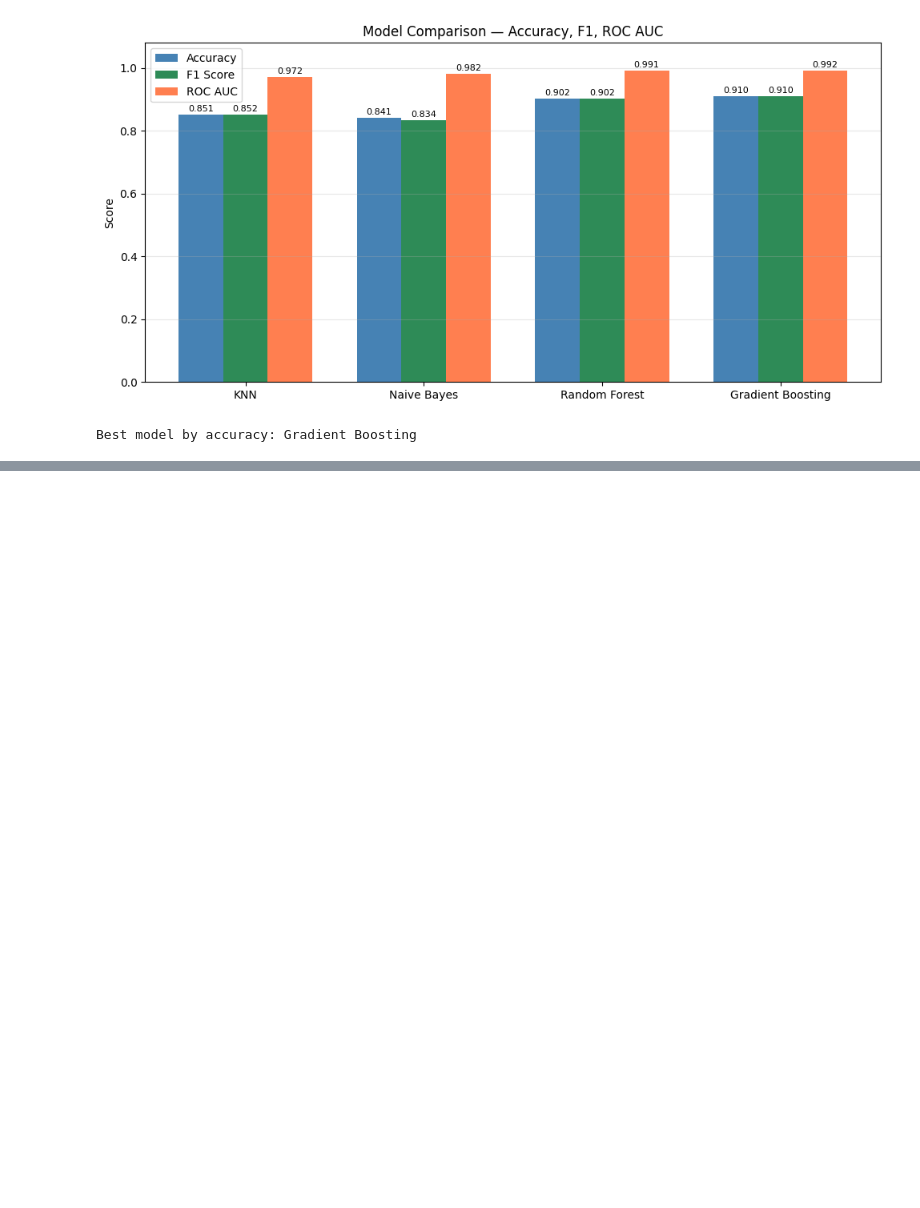
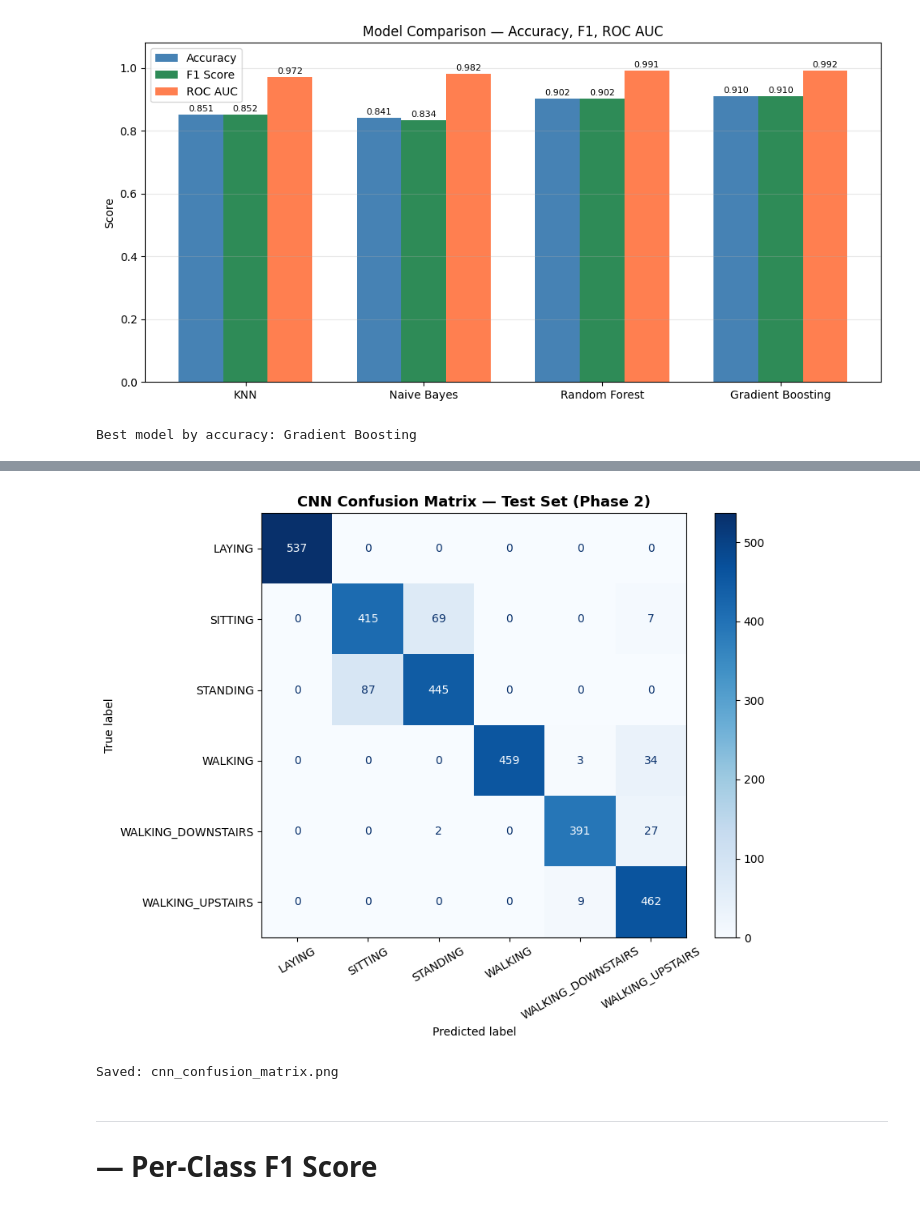
Before and after one commit to Eng0Abdo/Human-Activity-Recognition-Health-monitoring, a Jupyter notebook: project.ipynb, the cells around one changed output, grey strips where cells are left out. Drawn from its saved outputs; the diff is of its cells as text; code cells hidden in the pictures; blank space fills up the shorter version.

```diff
--- a/project.ipynb
+++ b/project.ipynb
@@ -537,0 +767,11 @@ Best model by accuracy: Gradient Boosting
+# %%
+test_loss, test_acc = cnn_model.evaluate(X_test_raw, y_test_oh, verbose=0)
+print(f'Test Loss     : {test_loss:.4f}')
+print(f'Test Accuracy : {test_acc:.4f}')
+
+y_pred_prob = cnn_model.predict(X_test_raw, verbose=0)
+y_pred_cls  = np.argmax(y_pred_prob, axis=1)
+
+print('\n=== Classification Report ===')
+print(classification_report(y_test_cnn, y_pred_cls,
+                             target_names=le_cnn.classes_))
@@ -537,0 +795,18 @@ Best model by accuracy: Gradient Boosting
+# %%
+cm   = confusion_matrix(y_test_cnn, y_pred_cls)
+disp = ConfusionMatrixDisplay(confusion_matrix=cm, display_labels=le_cnn.classes_)
+
+fig, ax = plt.subplots(figsize=(9, 7))
+disp.plot(ax=ax, cmap='Blues', colorbar=True)
+ax.set_title('CNN Confusion Matrix — Test Set (Phase 2)', fontsize=13, fontweight='bold')
+ax.tick_params(axis='x', rotation=30)
+plt.tight_layout()
+plt.savefig('cnn_confusion_matrix.png', dpi=150, bbox_inches='tight')
+plt.show()
+print('Saved: cnn_confusion_matrix.png')
+# %% [output]
+[figure, added]
+Saved: cnn_confusion_matrix.png
+# %% [markdown]
+---
+#  — Per-Class F1 Score
```
Also changed, not shown: parts of 45 cells of this notebook.
